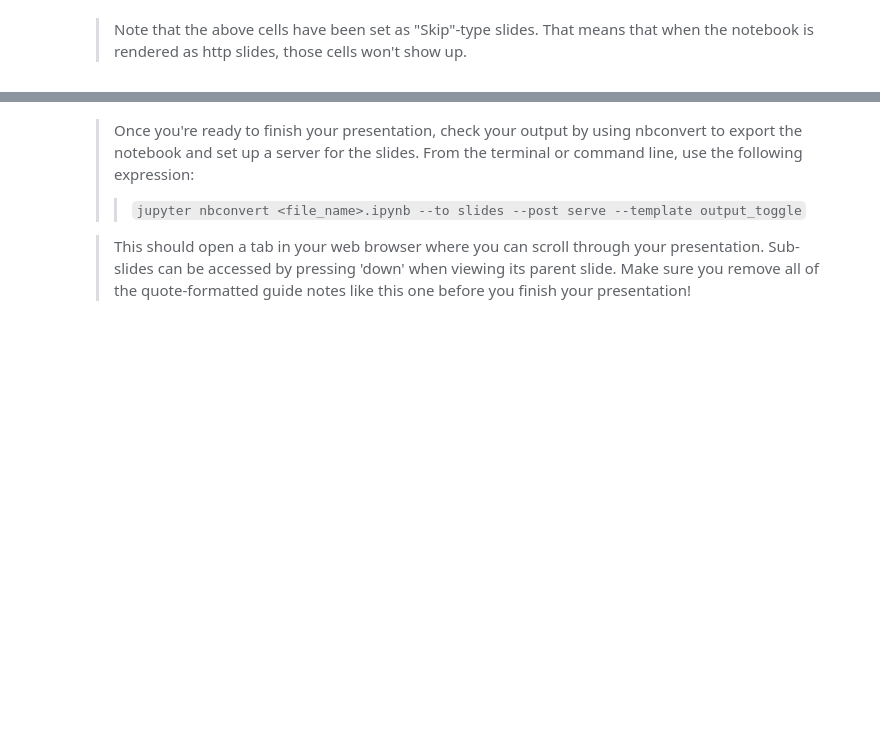
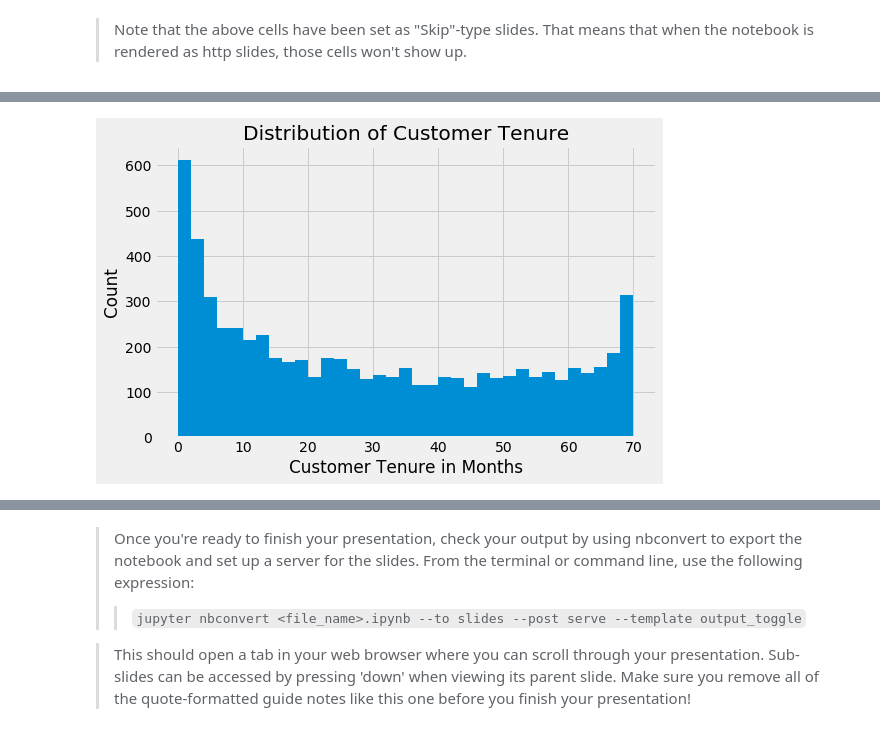
Before and after one commit to ashannon828/communicating_data_findings, a Jupyter notebook: slide_deck_template.ipynb, the cells around one changed output, grey strips where cells are left out. Drawn from its saved outputs; the diff is of its cells as text; code cells hidden in the pictures; blank space fills up the shorter version.

```diff
--- a/slide_deck_template.ipynb
+++ b/slide_deck_template.ipynb
@@ -21,8 +23,11 @@ import seaborn as sb
 # suppress warnings from final output
 import warnings
 warnings.simplefilter("ignore")
+# %%
+plt.style.use('fivethirtyeight')
 # %%
 # load in the dataset into a pandas dataframe
+df = pd.read_csv("telco_clean.csv")
 # %% [markdown]
 > Note that the above cells have been set as "Skip"-type slides. That means
 that when the notebook is rendered as http slides, those cells won't show up.
@@ -40,0 +38,12 @@ but feel free to add more if you'd like!
+# %%
+bins = np.arange(0, df['tenure'].max(), 2)
+
+plt.figure(figsize=[8, 5])
+plt.hist(data=df, x='tenure', bins=bins)
+
+plt.xlabel('Customer Tenure in Months')
+plt.ylabel('Count')
+
+plt.title('Distribution of Customer Tenure');
+# %% [output]
+[figure, added]
```
Also changed, not shown: parts of 24 cells of this notebook, 5 other files.
